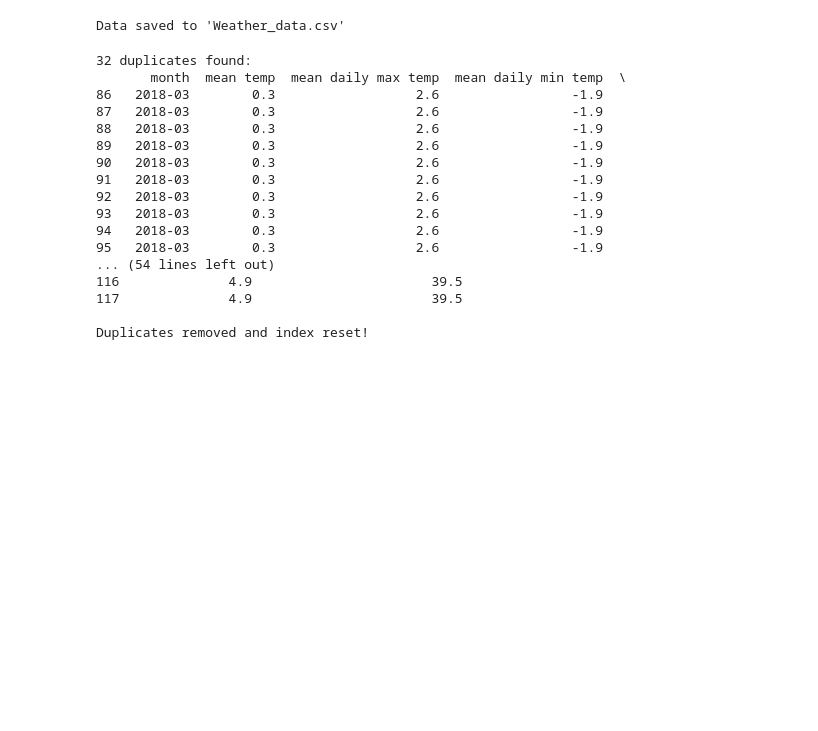
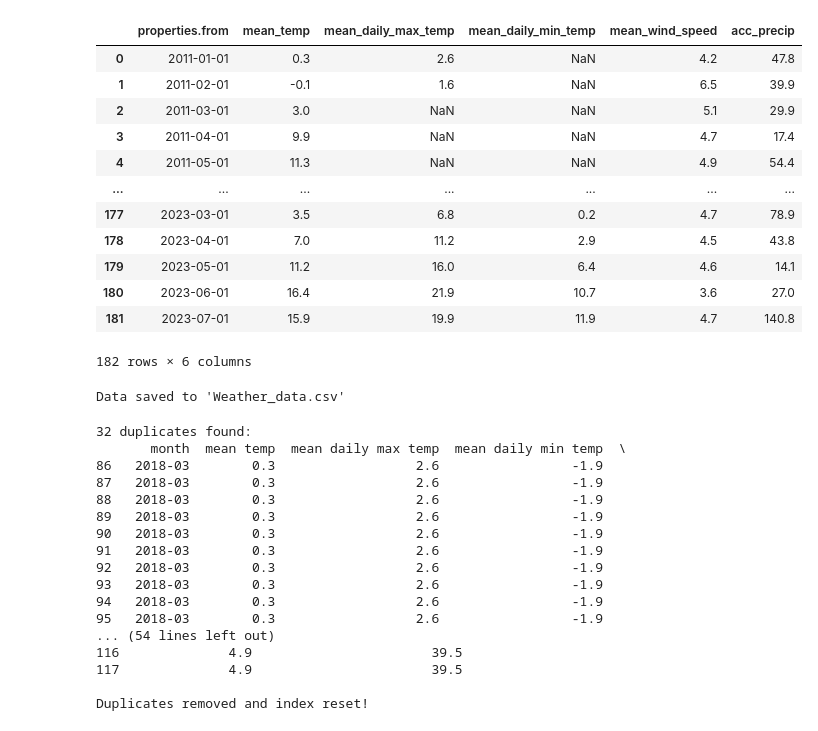
Before and after one commit to LyngeKjems/Climate-News-Project, a Jupyter notebook: Climate News Project/Weather.ipynb, the cells around one changed output. Saved outputs shown, nothing was run; the diff lists cells and outputs as text; code cells hidden in the pictures; blank space fills up the shorter version.

```diff
--- a/Climate News Project/Weather.ipynb
+++ b/Climate News Project/Weather.ipynb
@@ -121,4 +119,27 @@ df_combined_all_parameters
 183 rows × 6 columns
+# %%
+# Filter out rows with dates later than "2023-07-01"
+df_combined_all_parameters = df_combined_all_parameters[df_combined_all_parameters['properties.from'] <= '2023-07-01']
+
+# Reset the index
+df_combined_all_parameters = df_combined_all_parameters.reset_index(drop=True)
+
+# At this point, df_combined_all_parameters will have all the parameters in separate columns with 'properties.from' as the date reference
+df_combined_all_parameters
+# %% [output]
+|  | properties.from | mean_temp | mean_daily_max_temp | mean_daily_min_temp | mean_wind_speed | acc_precip |
+| 0 | 2011-01-01 | 0.3 | 2.6 | NaN | 4.2 | 47.8 |
+| 1 | 2011-02-01 | -0.1 | 1.6 | NaN | 6.5 | 39.9 |
+| 2 | 2011-03-01 | 3.0 | NaN | NaN | 5.1 | 29.9 |
+| 3 | 2011-04-01 | 9.9 | NaN | NaN | 4.7 | 17.4 |
+| 4 | 2011-05-01 | 11.3 | NaN | NaN | 4.9 | 54.4 |
+| ... | ... | ... | ... | ... | ... | ... |
+| 177 | 2023-03-01 | 3.5 | 6.8 | 0.2 | 4.7 | 78.9 |
+| 178 | 2023-04-01 | 7.0 | 11.2 | 2.9 | 4.5 | 43.8 |
+| 179 | 2023-05-01 | 11.2 | 16.0 | 6.4 | 4.6 | 14.1 |
+| 180 | 2023-06-01 | 16.4 | 21.9 | 10.7 | 3.6 | 27.0 |
+| 181 | 2023-07-01 | 15.9 | 19.9 | 11.9 | 4.7 | 140.8 |
+182 rows × 6 columns
 # %%
 # Rename the columns for visual clarity
 df_combined_all_parameters.rename(columns={
```
Also changed, not shown: parts of 6 cells of this notebook.
